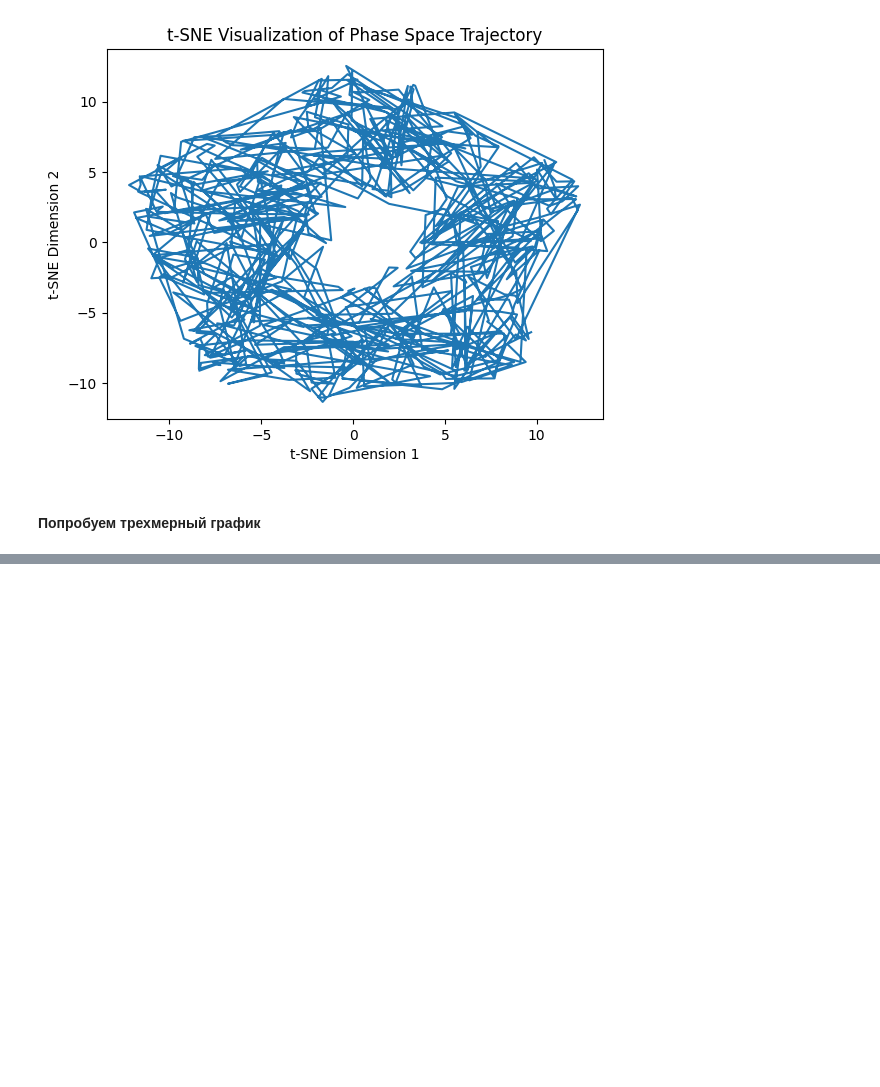
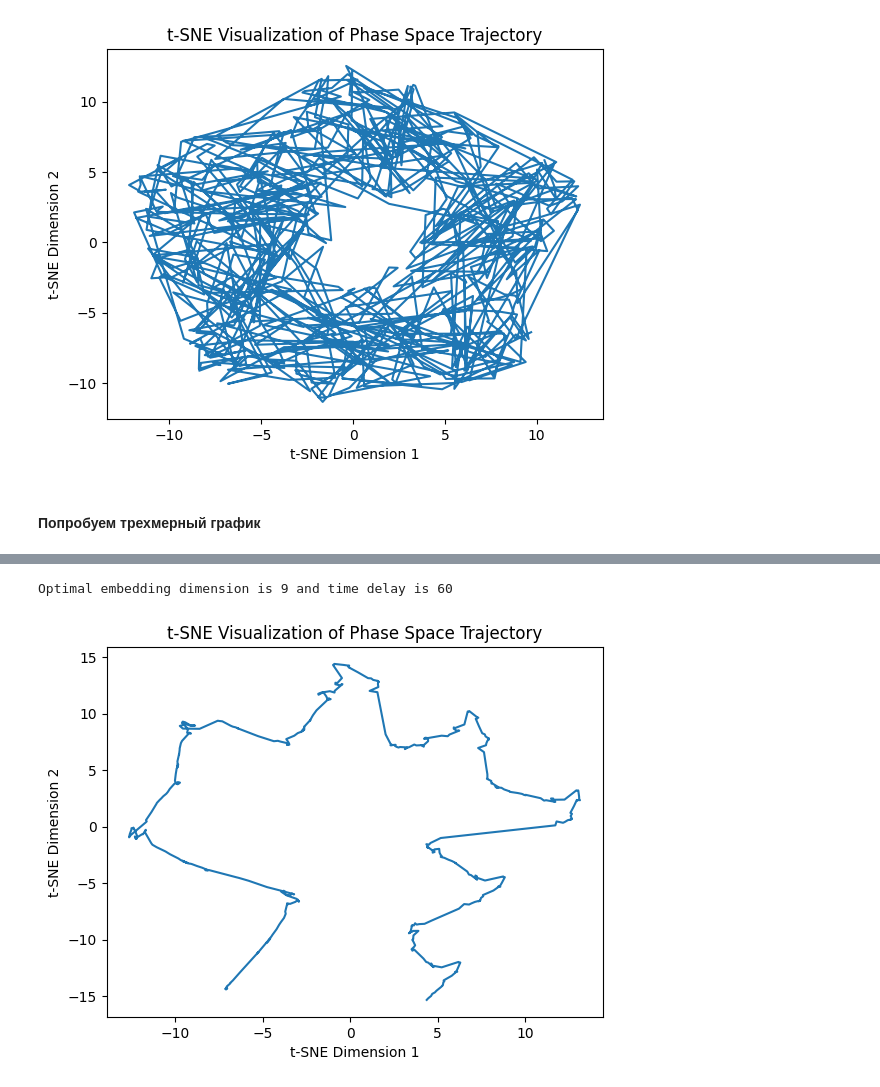
Before and after one commit to Anthony-Cov/MatObes, a Jupyter notebook: Gorshkov/лр1.ipynb, the cells around one changed output, grey strips where cells are left out. Drawn from its saved outputs; the diff is of its cells as text; code cells hidden in the pictures; blank space fills up the shorter version.

```diff
--- a/Gorshkov/лр1.ipynb
+++ b/Gorshkov/лр1.ipynb
@@ -168,0 +174,3 @@ fig.show()
+# %%
+df = pd.read_csv('BBG00B3T3HD3.csv')[:1000]
+df
@@ -168,0 +191,29 @@ fig.show()
+# %%
+from gtda.time_series import embedding, TakensEmbedding
+optimal_time_delay, optimal_embedding_dimension = embedding.takens_embedding_optimal_parameters(
+    df['close'], 100, 10, stride=1
+    )
+print(f"Optimal embedding dimension is {optimal_embedding_dimension} and time delay is {optimal_time_delay}")
+# %% [output]
+Optimal embedding dimension is 9 and time delay is 60
+# %%
+from sklearn.manifold import TSNE
+
+phase_space = TakensEmbedding(optimal_time_delay, optimal_embedding_dimension).fit_transform(df['close'].values.reshape(1, -1))[0]
+
+# Создайте экземпляр t-SNE
+tsne = TSNE(n_components=2, perplexity=30, n_iter=300)
+
+# Преобразуйте фазовую траекторию в двумерное пространство
+tsne_results = tsne.fit_transform(phase_space)
+# %%
+import matplotlib.pyplot as plt
+
+# Создайте график фазовой траектории
+plt.plot(tsne_results[:, 0], tsne_results[:, 1])
+plt.title('t-SNE Visualization of Phase Space Trajectory')
+plt.xlabel('t-SNE Dimension 1')
+plt.ylabel('t-SNE Dimension 2')
+plt.show()
+# %% [output]
+[figure, added]
```
Also changed, not shown: parts of 5 cells of this notebook, 1 other file.
